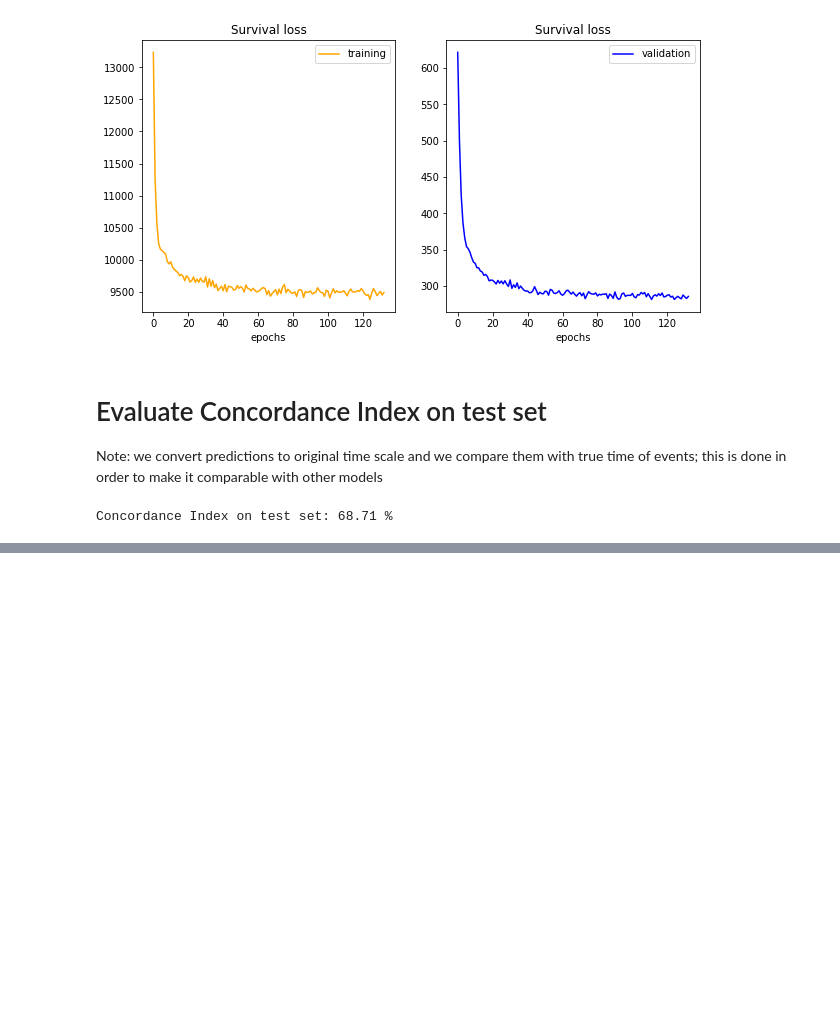
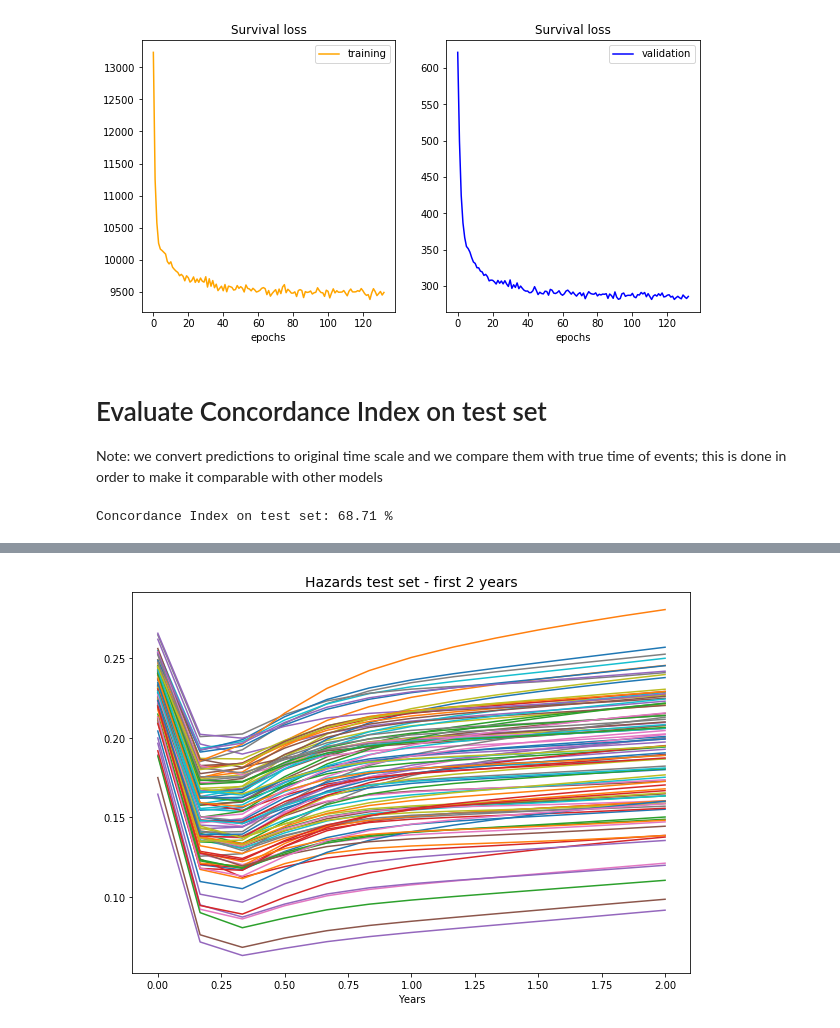
Before and after one commit to davide-burba/thesis, a Jupyter notebook: survival_process/drsa.ipynb, the cells around one changed output, grey strips where cells are left out. Cells and saved outputs as stored; diff of their text form; code cells hidden in the pictures; blank space fills up the shorter version.

```diff
--- a/survival_process/drsa.ipynb
+++ b/survival_process/drsa.ipynb
@@ -218,0 +240,11 @@ pd.DataFrame(expected_survival_times).to_csv('../../data/predictions_DRSA.csv',i
+# %%
+plt.figure(figsize = (10,7))
+n = 13
+for i in sample:
+    plt.plot(original_times[:n]/365,tmp[i,:n])
+
+plt.xlabel('Years')
+plt.title('Hazards test set - first 2 years',size = 14)
+plt.show()
+# %% [output]
+[figure, added]
```
Also changed, not shown: parts of 1 cell of this notebook, 2 other files.
